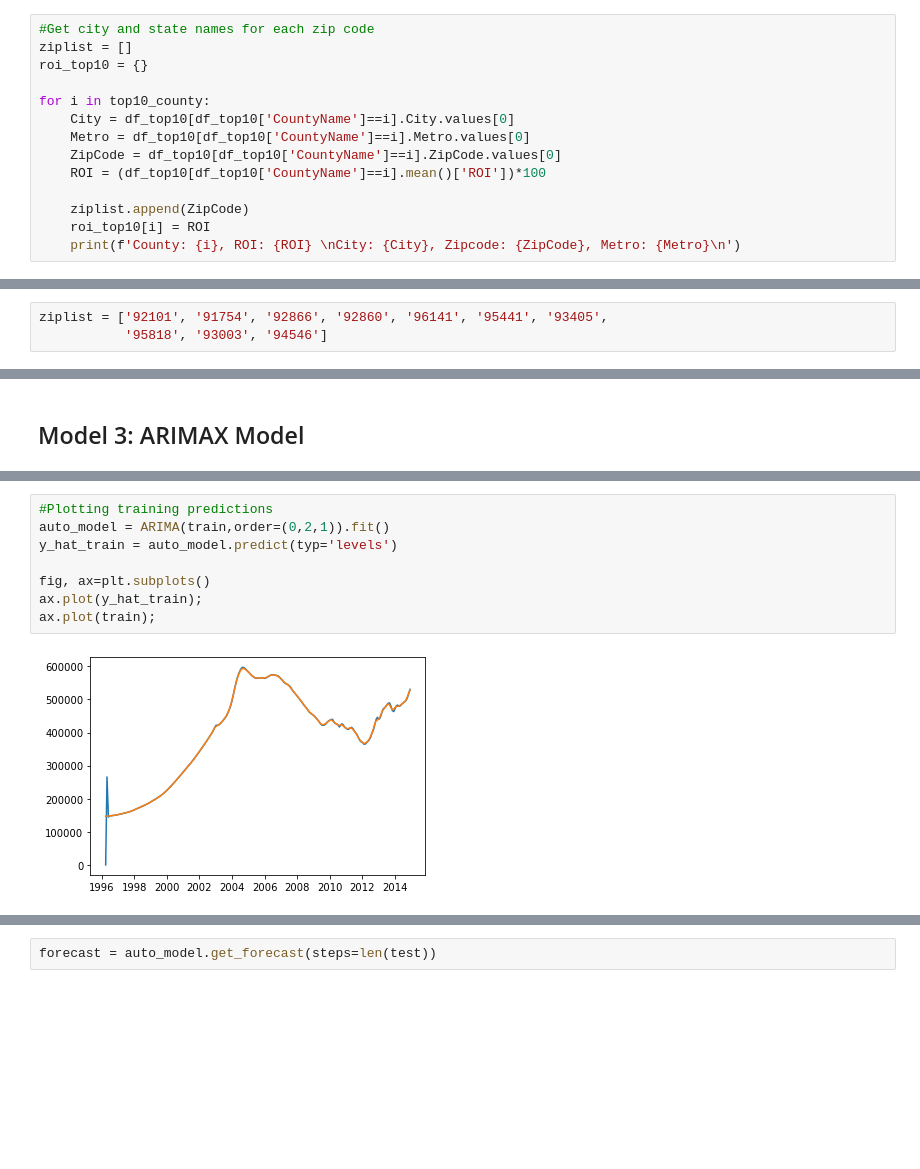
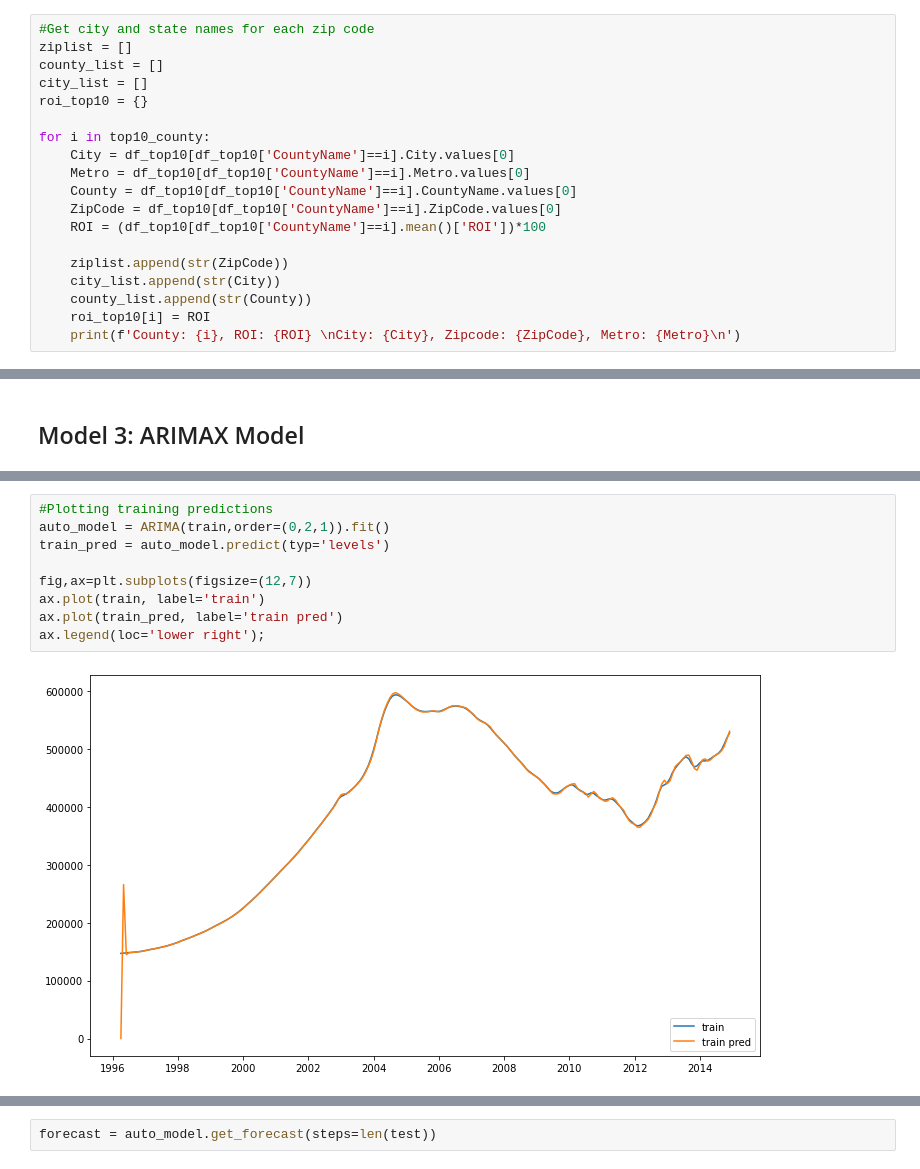
Before and after one commit to jennifernha/Zillow-Time-Series, a Jupyter notebook: Zillow-Times-Series.ipynb, the cells around one changed output, grey strips where cells are left out. Saved outputs shown, nothing was run; the diff lists cells and outputs as text; blank space fills up the shorter version.

```diff
--- a/Zillow-Times-Series.ipynb
+++ b/Zillow-Times-Series.ipynb
@@ -376,15 +371,20 @@ Name: CountyName, dtype: int64
 # %%
 #Get city and state names for each zip code
 ziplist = []
+county_list = []
+city_list = []
 roi_top10 = {}
 
 for i in top10_county:
     City = df_top10[df_top10['CountyName']==i].City.values[0]
     Metro = df_top10[df_top10['CountyName']==i].Metro.values[0]
+    County = df_top10[df_top10['CountyName']==i].CountyName.values[0]
     ZipCode = df_top10[df_top10['CountyName']==i].ZipCode.values[0]
     ROI = (df_top10[df_top10['CountyName']==i].mean()['ROI'])*100
 
-    ziplist.append(ZipCode)
+    ziplist.append(str(ZipCode))
+    city_list.append(str(City))
+    county_list.append(str(County))
     roi_top10[i] = ROI
     print(f'County: {i}, ROI: {ROI} \nCity: {City}, Zipcode: {ZipCode}, Metro: {Metro}\n')
 # %% [output]
@@ -416,6 +412,3 @@ ziplist
-# %%
-ziplist = ['92101', '91754', '92866', '92860', '96141', '95441', '93405',
-           '95818', '93003', '94546']
 # %%
 #create a dictionary for each zipcode
 ts = {}
@@ -568,12 +561,13 @@ Warnings:
 # %%
 #Plotting training predictions
 auto_model = ARIMA(train,order=(0,2,1)).fit()
-y_hat_train = auto_model.predict(typ='levels')
+train_pred = auto_model.predict(typ='levels')
 
-fig, ax=plt.subplots()
-ax.plot(y_hat_train);
-ax.plot(train);
+fig,ax=plt.subplots(figsize=(12,7))
+ax.plot(train, label='train')
+ax.plot(train_pred, label='train pred')
+ax.legend(loc='lower right');
 # %% [output]
-[figure, old version]
+[figure, new version]
 # %%
 # Predicting on test data
```
Also changed, not shown: parts of 53 cells of this notebook.
